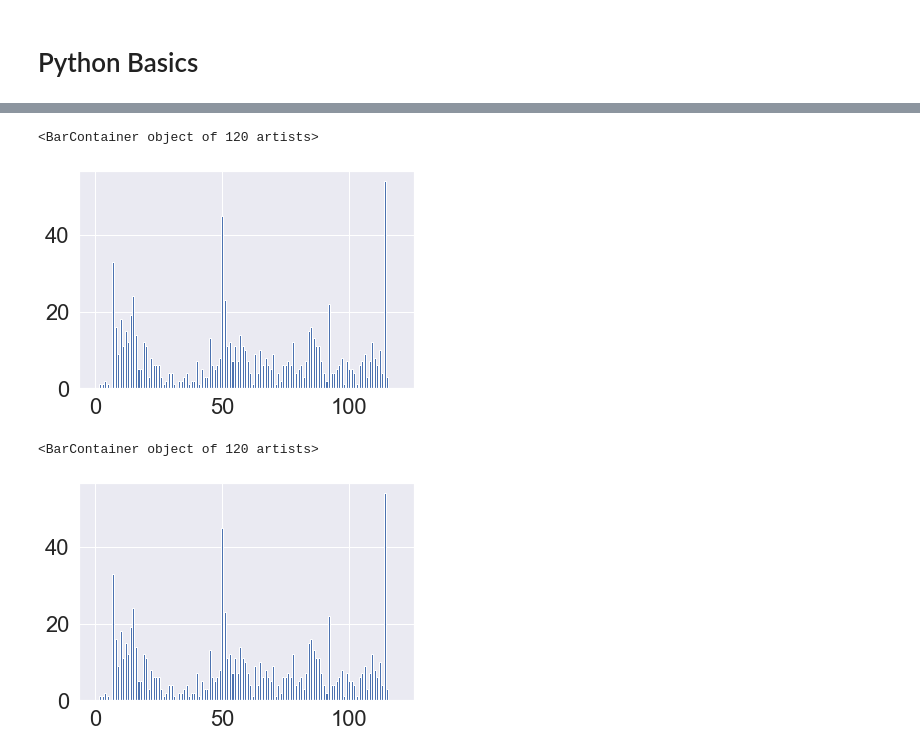
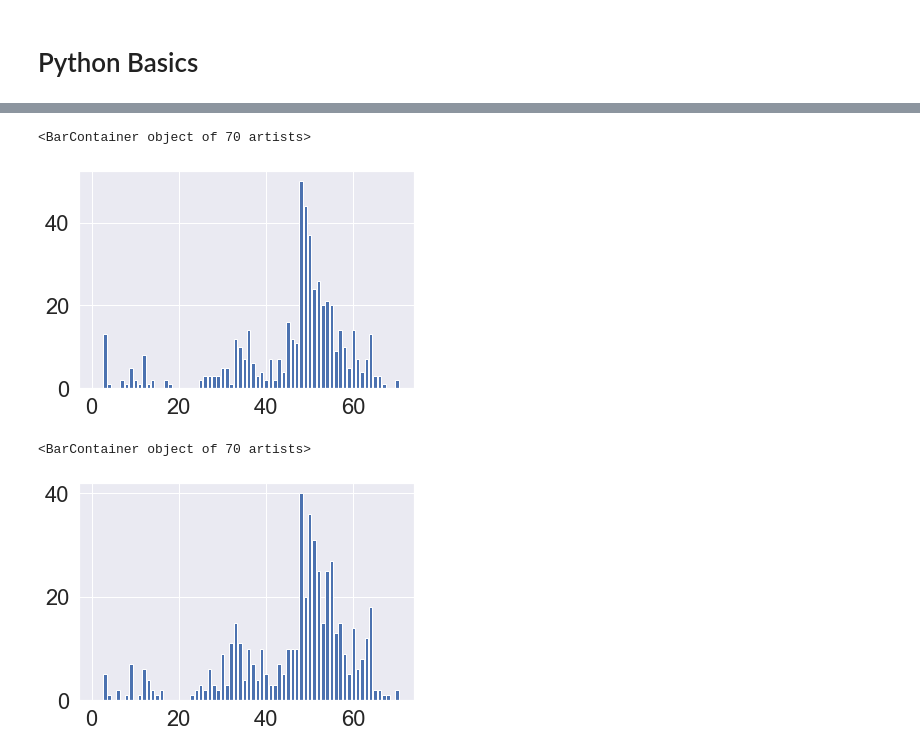
Before and after one commit to alint77/Candles-ProbCheck, a Jupyter notebook: PropCheck.ipynb, the cells around one changed output, grey strips where cells are left out. Cells and saved outputs as stored; diff of their text form; code cells hidden in the pictures.

```diff
--- a/PropCheck.ipynb
+++ b/PropCheck.ipynb
@@ -10,7 +10,8 @@ import datetime
 # %%
 
 
-csvFileAddress = 'csv/12M/FTSE100_M12_201906030124_202212132324.csv'
+csvFileAddress = 'csv/WTI_M20_202102010100_202301272340.csv'
+
 
 DJ = pd.read_csv(csvFileAddress,delim_whitespace=True)
 
@@ -138,13 +140,17 @@ for i in range(uniqueDaysCount):
     ]))
     days.append(list[i*CandlesInDay: CandlesInDay*(i+1)])
 # %%
-daysDfs[34]
 
 maxList=np.zeros(CandlesInDay)
 minList=np.zeros(CandlesInDay)
+volatList=np.zeros(CandlesInDay)
 
 
 for i in (daysDfs):
+
     sth = i.loc[~((i['low'] == 0))]
-    minList[(sth['low'].idxmin())]+=1
-    maxList[(sth['low'].idxmin())]+=1
+
+
+    minList[(sth['size'].idxmin())]+=1
+    maxList[(sth['size'].idxmax())]+=1
+    volatList[(sth['volatility'].idxmax())]+=1
@@ -151,13 +188,13 @@ for i in (daysDfs):
 # %%
-plt.bar(x=range(CandlesInDay),height=maxList)
+plt.bar(x=range(CandlesInDay)[1:-1],height=maxList[1:-1])
 # %% [output]
-<BarContainer object of 120 artists>
+<BarContainer object of 70 artists>
-[figure, old version]
+[figure, new version]
 # %%
-plt.bar(x=range(CandlesInDay),height=minList)
+plt.bar(x=range(CandlesInDay)[1:-1],height=minList[1:-1])
 # %% [output]
-<BarContainer object of 120 artists>
+<BarContainer object of 70 artists>
-[figure, old version]
+[figure, new version]
 # %%
 avgMultiplier = float(input('Only calculate candles bigger than X times the average (def=1) :' )or '1')
 
```
Also changed, not shown: parts of 12 cells of this notebook, 2 other files.
